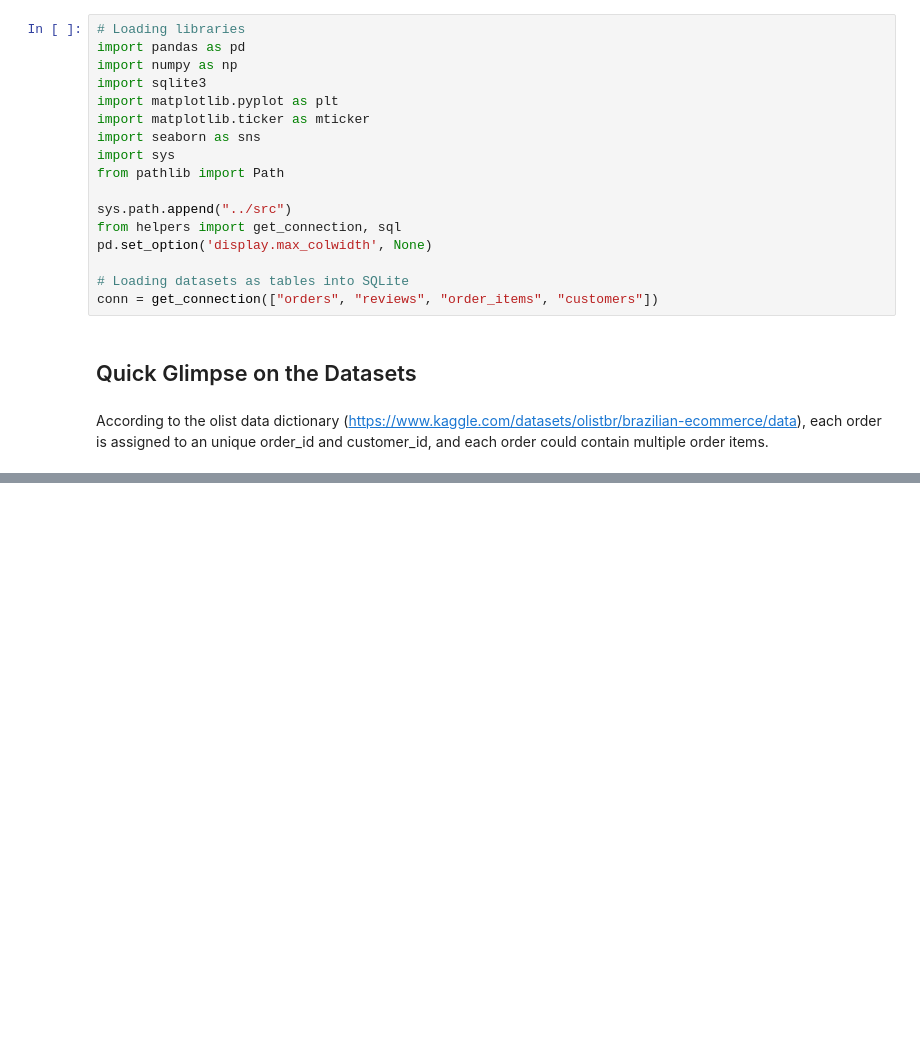
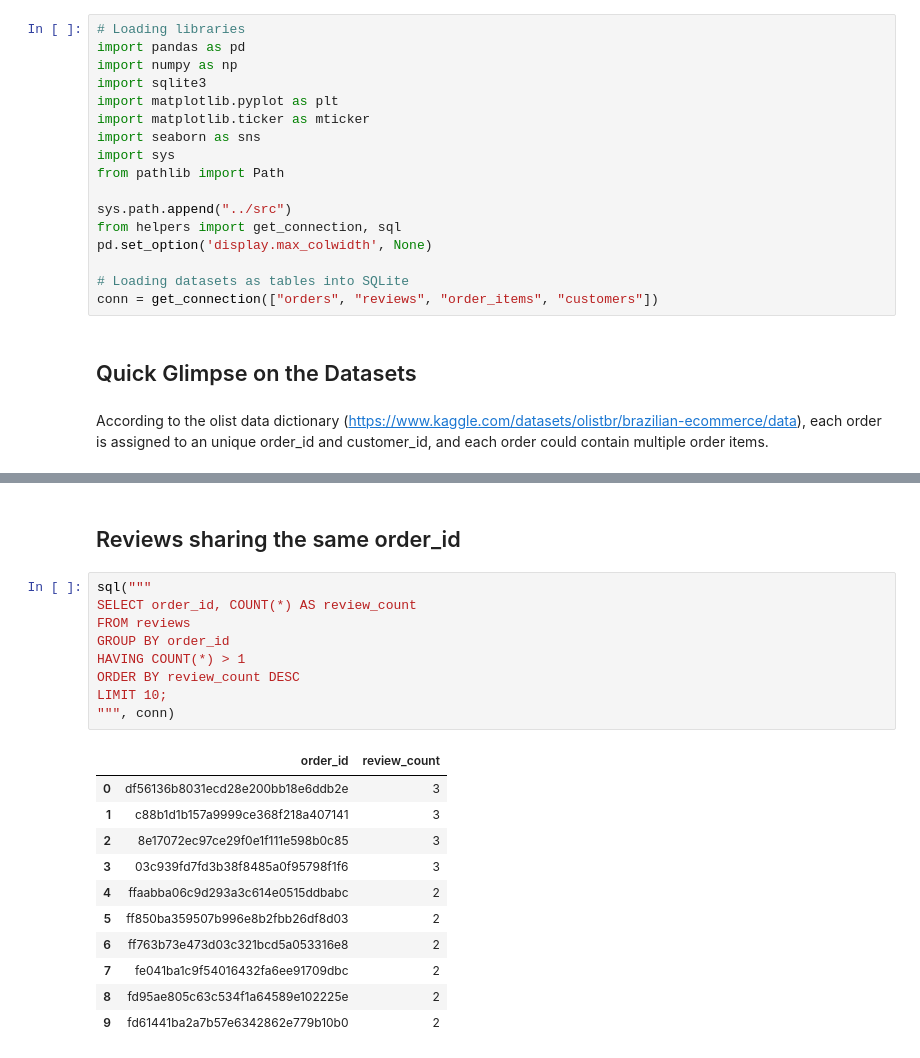
Before and after one commit to christine-nil/olist-analyst-workflow, a Jupyter notebook: notebooks/01_exploration.ipynb, the cells around one changed output, grey strips where cells are left out. Cells and saved outputs as stored; diff of their text form; blank space fills up the shorter version.

```diff
--- a/notebooks/01_exploration.ipynb
+++ b/notebooks/01_exploration.ipynb
@@ -73,0 +91,23 @@ sql("" \
+# %% [markdown]
+## Reviews sharing the same order_id
+# %%
+sql("""
+SELECT order_id, COUNT(*) AS review_count
+FROM reviews
+GROUP BY order_id
+HAVING COUNT(*) > 1
+ORDER BY review_count DESC
+LIMIT 10;
+""", conn)
+# %% [output]
+|  | order_id | review_count |
+| 0 | df56136b8031ecd28e200bb18e6ddb2e | 3 |
+| 1 | c88b1d1b157a9999ce368f218a407141 | 3 |
+| 2 | 8e17072ec97ce29f0e1f111e598b0c85 | 3 |
+| 3 | 03c939fd7fd3b38f8485a0f95798f1f6 | 3 |
+| 4 | ffaabba06c9d293a3c614e0515ddbabc | 2 |
+| 5 | ff850ba359507b996e8b2fbb26df8d03 | 2 |
+| 6 | ff763b73e473d03c321bcd5a053316e8 | 2 |
+| 7 | fe041ba1c9f54016432fa6ee91709dbc | 2 |
+| 8 | fd95ae805c63c534f1a64589e102225e | 2 |
+| 9 | fd61441ba2a7b57e6342862e779b10b0 | 2 |
```
Also changed, not shown: parts of 11 cells of this notebook.
